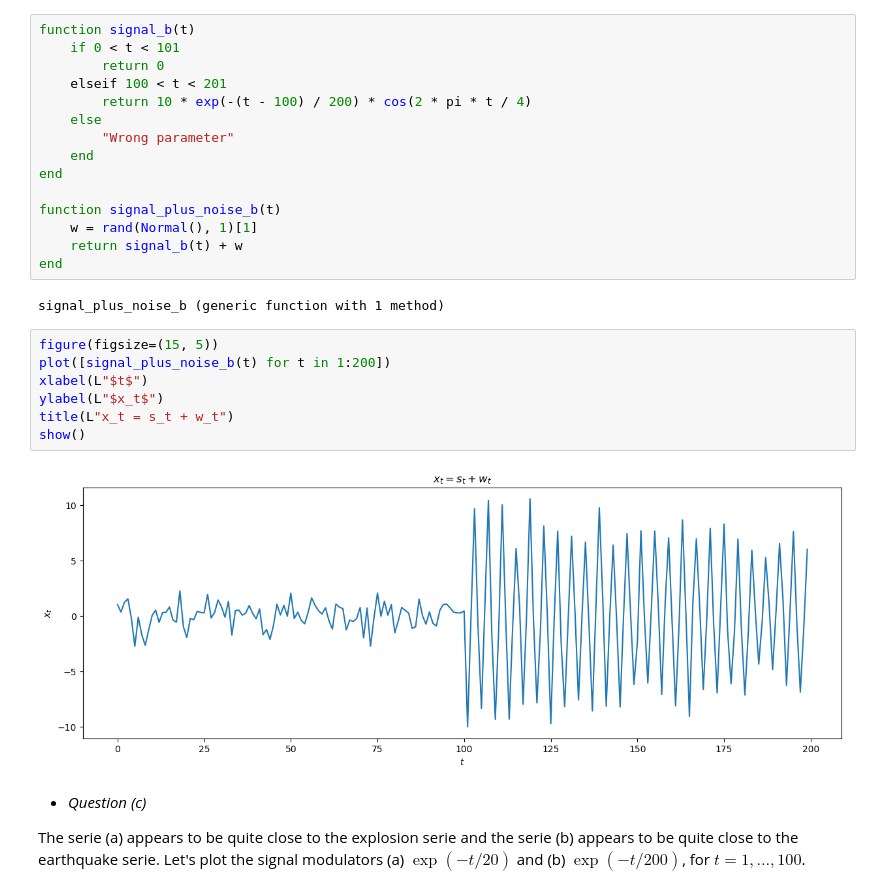
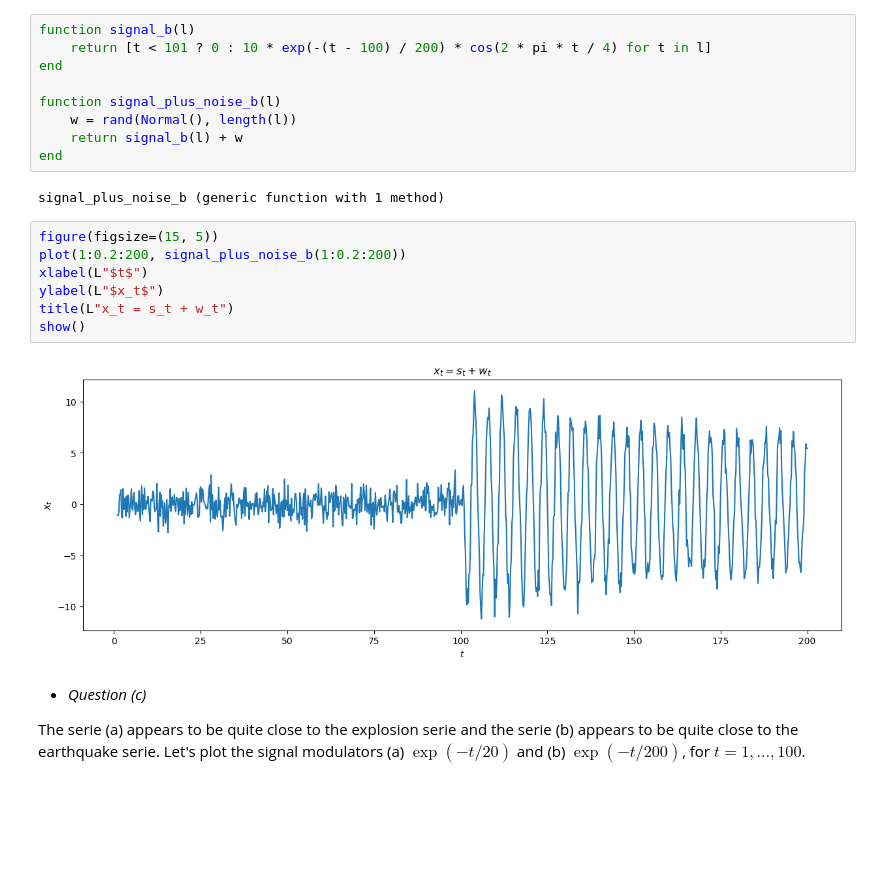
Before and after one commit to StevenGolovkine/TSAA, a Jupyter notebook: notebooks/02-characteristics-time-series.ipynb, the cells around one changed output. Cells and saved outputs as stored; diff of their text form; blank space fills up the shorter version.

```diff
--- a/notebooks/02-characteristics-time-series.ipynb
+++ b/notebooks/02-characteristics-time-series.ipynb
@@ -85,31 +79,25 @@ $$s_t = \left\{
     \end{array}
   \right.$$
 # %%
-function signal_b(t)
-    if 0 < t < 101
-        return 0
-    elseif 100 < t < 201
-        return 10 * exp(-(t - 100) / 200) * cos(2 * pi * t / 4)
-    else
-        "Wrong parameter"
-    end
+function signal_b(l)
+    return [t < 101 ? 0 : 10 * exp(-(t - 100) / 200) * cos(2 * pi * t / 4) for t in l]
 end
 
-function signal_plus_noise_b(t)
-    w = rand(Normal(), 1)[1]
-    return signal_b(t) + w
+function signal_plus_noise_b(l)
+    w = rand(Normal(), length(l))
+    return signal_b(l) + w
 end
 # %% [output]
 signal_plus_noise_b (generic function with 1 method)
 # %%
 figure(figsize=(15, 5))
-plot([signal_plus_noise_b(t) for t in 1:200])
+plot(1:0.2:200, signal_plus_noise_b(1:0.2:200))
 xlabel(L"$t$")
 ylabel(L"$x_t$")
 title(L"x_t = s_t + w_t")
 show()
 # %% [output]
-[figure, old version]
+[figure, new version]
 # %% [markdown]
 * *Question (c)*
 
```
Also changed, not shown: parts of 22 cells of this notebook.
